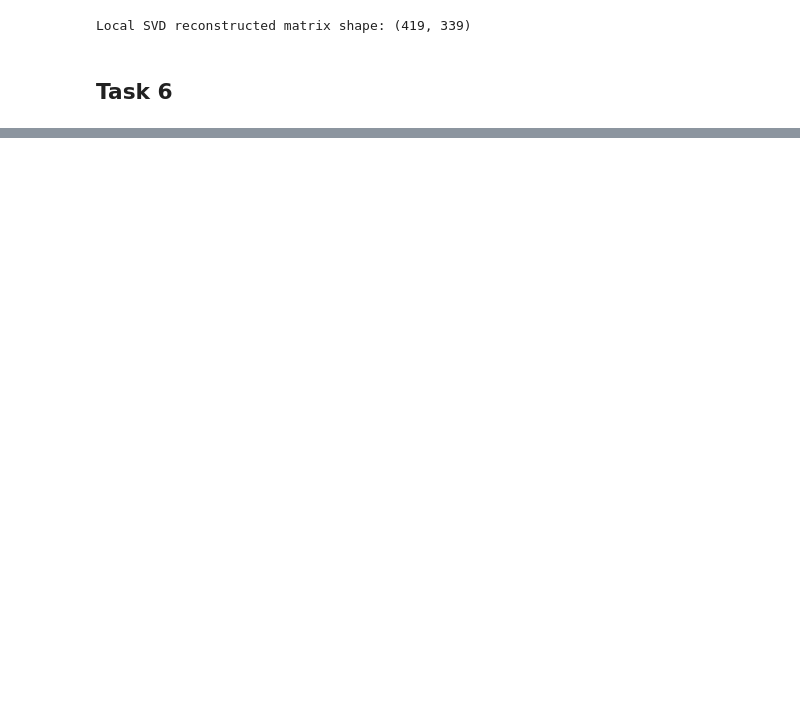
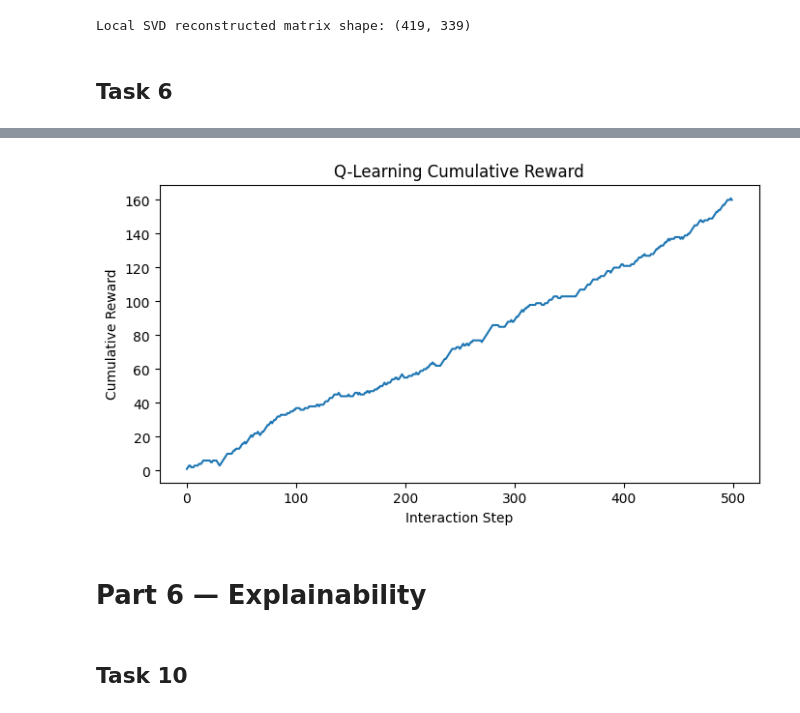
Before and after one commit to ashcrows/iitj_m25de1047_mlbd_Assignment03, a Jupyter notebook: notebook/assignment03.ipynb, the cells around one changed output, grey strips where cells are left out. Drawn from its saved outputs; the diff is of its cells as text; code cells hidden in the pictures; blank space fills up the shorter version.

```diff
--- a/notebook/assignment03.ipynb
+++ b/notebook/assignment03.ipynb
@@ -638,0 +963,48 @@ Traceback (most recent call last):  File "<frozen runpy>", line 198, in _run_mod
+# %%
+# simplified Q-learning
+user_genre_pref = {}
+for uid, grp in train_user_movie.groupby("userId"):
+    genre_ratings = defaultdict(list)
+    for _, row in grp.iterrows():
+        for g in row["genre_list"]:
+            genre_ratings[g].append(row["rating"])
+    if genre_ratings:
+        dominant = max(genre_ratings.items(), key=lambda x: np.mean(x[1]))[0]
+        user_genre_pref[uid] = dominant
+
+states = list(set(user_genre_pref.values()))
+actions = popular_movies[:100]
+
+Q = defaultdict(lambda: {a: 0.0 for a in actions})
+alpha, gamma, epsilon = 0.1, 0.9, 0.1
+
+def choose_action_q(state):
+    if random.random() < epsilon:
+        return random.choice(actions)
+    return max(Q[state], key=Q[state].get)
+
+q_rewards = []
+total_reward = 0
+
+for uid in users_seq:
+    state = user_genre_pref.get(uid, random.choice(states))
+    action = choose_action_q(state)
+    reward = reward_table.get(uid, {}).get(action, 0)
+    next_state = state
+    best_next = max(Q[next_state].values())
+    Q[state][action] += alpha * (reward + gamma * best_next - Q[state][action])
+    total_reward += reward
+    q_rewards.append(total_reward)
+
+plt.figure(figsize=(8, 4))
+plt.plot(q_rewards)
+plt.title("Q-Learning Cumulative Reward")
+plt.xlabel("Interaction Step")
+plt.ylabel("Cumulative Reward")
+plt.show()
+# %% [output]
+[figure, added]
+# %% [markdown]
+# Part 6 — Explainability
+# %% [markdown]
+## Task 10
```
Also changed, not shown: parts of 28 cells of this notebook.
